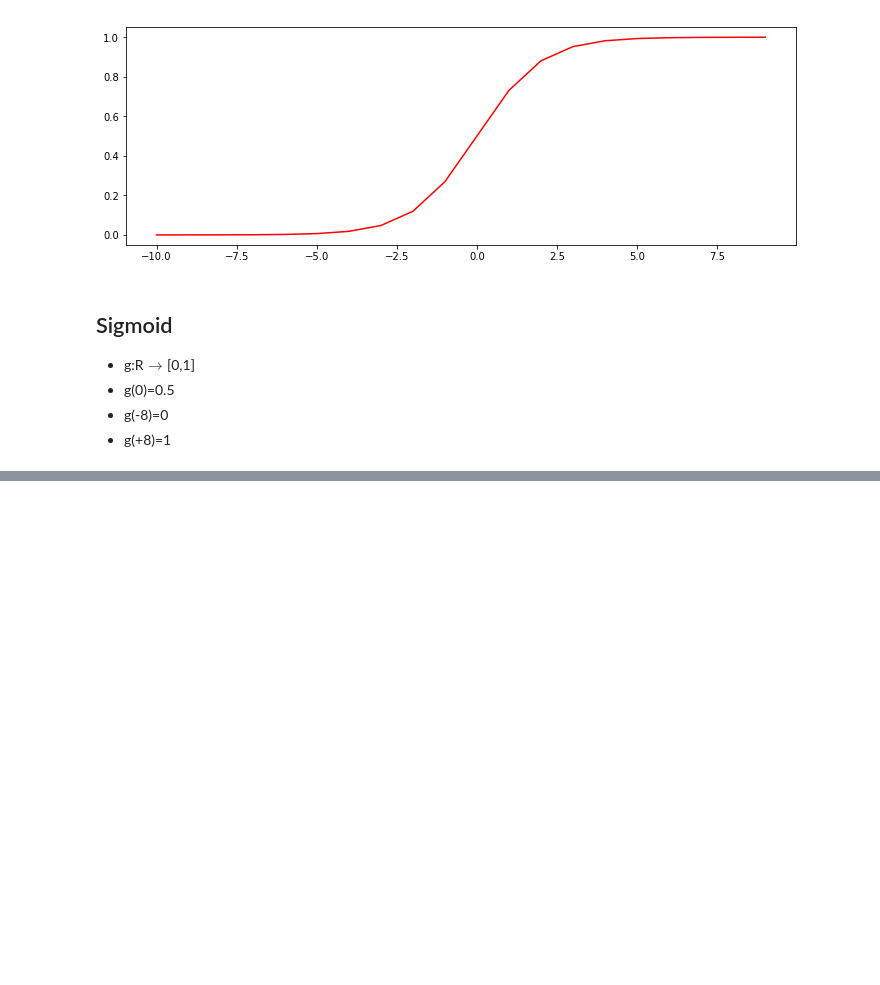
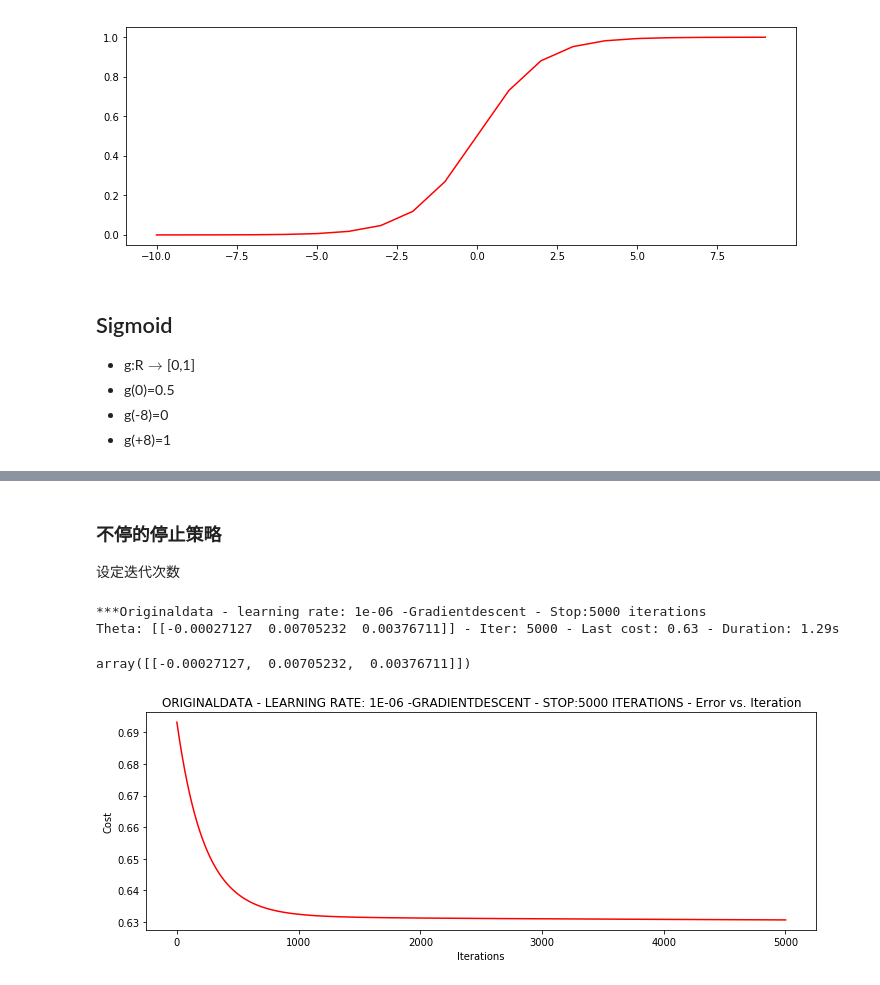
Before and after one commit to September-Joker/data_analysis, a Jupyter notebook: python数据分析与机器学习/Python实现逻辑回归与梯度下降策略/梯度下降求解逻辑回归test.ipynb, the cells around one changed output, grey strips where cells are left out. Cells and saved outputs as stored; diff of their text form; code cells hidden in the pictures; blank space fills up the shorter version.

```diff
--- a/python数据分析与机器学习/Python实现逻辑回归与梯度下降策略/梯度下降求解逻辑回归test.ipynb
+++ b/python数据分析与机器学习/Python实现逻辑回归与梯度下降策略/梯度下降求解逻辑回归test.ipynb
@@ -98,0 +188,9 @@ def model(X,theta):
+# %%
+import numpy.random
+# 洗牌
+def shuffleData(data):
+    np.random.shuffle(data)
+    cols = data.shape[1]
+    x = data[:,0:cols-1]
+    y = data[:, cols-1:]
+    return x,y
@@ -98,0 +231,42 @@ def model(X,theta):
+# %%
+def runExpe(data, theta, batchSize, stopType, thresh, alpha):
+    theta,iter,costs,grad,dur = descent(data, theta, batchSize, stopType, thresh,alpha)
+    name = 'Original' if (data[:,1]>2).sum()>1 else 'Scaled'
+    name += 'data - learning rate: {} -'.format(alpha)
+    if batchSize == n:
+        strDescType = 'Gradient'
+    elif batchSize == 1:
+        strDescType = 'Stochastic'
+    else:
+        strDescType = 'Mini-batch({})'.format(thresh)
+    name += strDescType + 'descent - Stop:'
+    if stopType == STOP_ITER:
+        strStop = '{} iterations'.format(thresh)
+    elif stopType == STOP_COST:
+        strStop = 'costs change < {}'.format(thresh)
+    else:
+        strStop = 'gradient norm < {}'.format(thresh)
+    name += strStop
+
+    print('***{}\nTheta: {} - Iter: {} - Last cost: {:03.2f} - Duration: {:03.2f}s'.format(
+        name, theta, iter, costs[-1], dur))
+
+    fig, ax = plt.subplots(figsize=(12,4))
+    ax.plot(np.arange(len(costs)), costs, 'r')
+    ax.set_xlabel('Iterations')
+    ax.set_ylabel('Cost')
+    ax.set_title(name.upper()+' - Error vs. Iteration')
+    return theta
+# %% [markdown]
+### 不停的停止策略
+
+设定迭代次数
+# %%
+# 选择的梯度下降方法是基于所有样本的
+n = 100
+runExpe(orig_data, theta, n, STOP_ITER, thresh=5000, alpha=0.000001)
+# %% [output]
+***Originaldata - learning rate: 1e-06 -Gradientdescent - Stop:5000 iterations
+Theta: [[-0.00027127  0.00705232  0.00376711]] - Iter: 5000 - Last cost: 0.63 - Duration: 1.29s
+array([[-0.00027127,  0.00705232,  0.00376711]])
+[figure, added]
```
Also changed, not shown: parts of 30 cells of this notebook, 1 other file.
